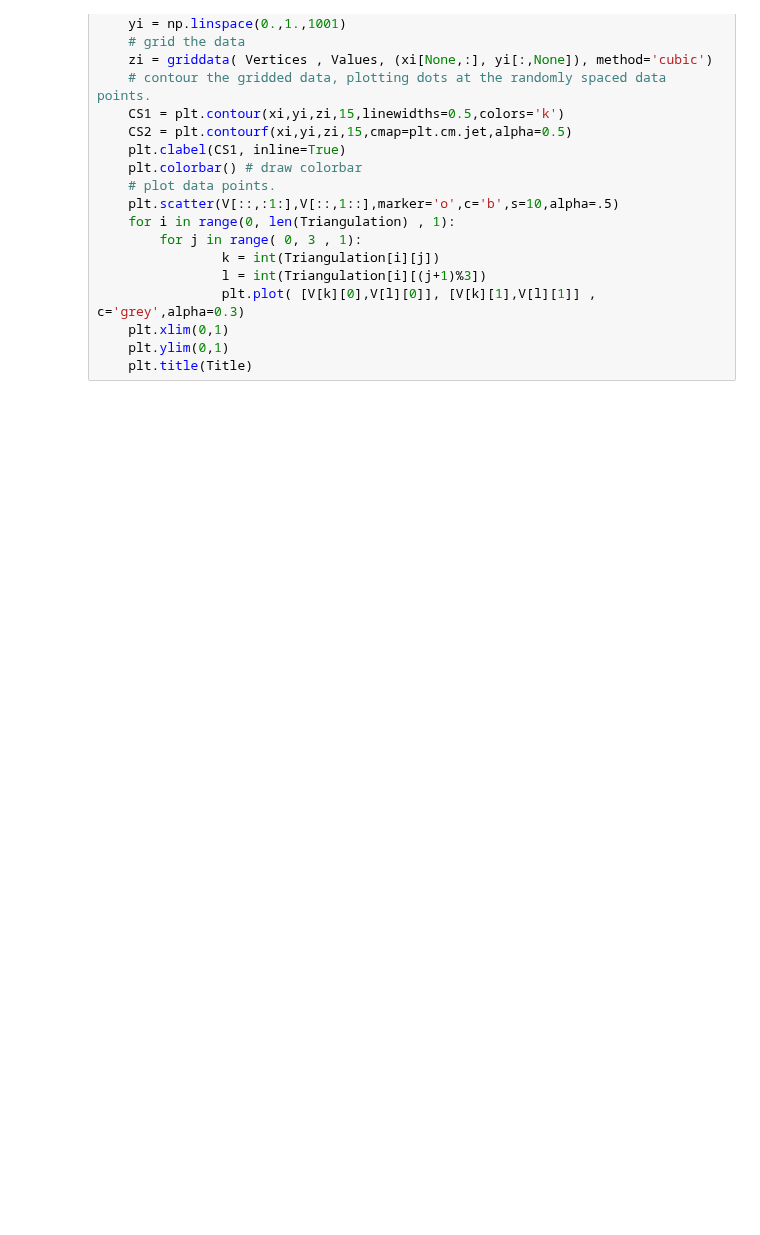
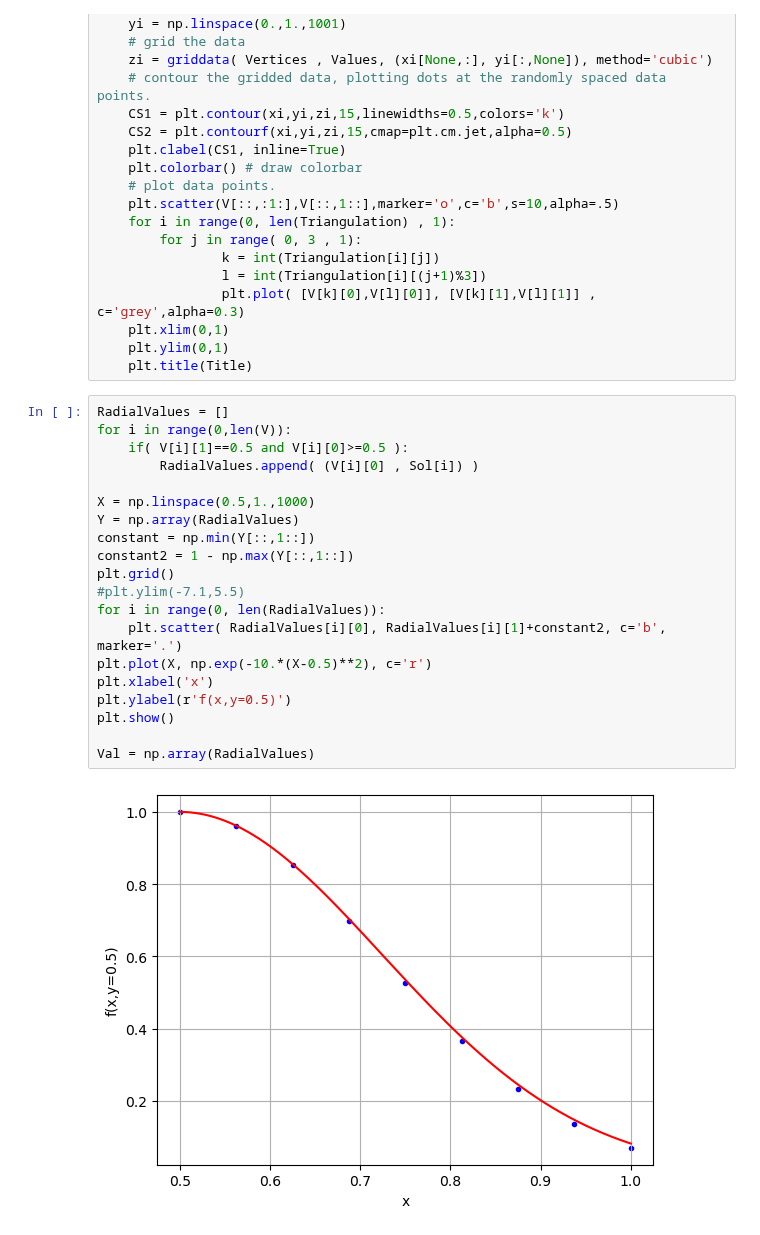
Before and after one commit to JaNiebu/BT_DECinPhysics, a Jupyter notebook: plot.ipynb, the cells around one changed output. Drawn from its saved outputs; the diff is of its cells as text; blank space fills up the shorter version.

```diff
--- a/plot.ipynb
+++ b/plot.ipynb
@@ -48,5 +48,27 @@ def InterpolationPlot( Vertices , Values, Title, Triangulation):
     plt.xlim(0,1)
     plt.ylim(0,1)
     plt.title(Title)
+# %%
+RadialValues = []
+for i in range(0,len(V)):
+    if( V[i][1]==0.5 and V[i][0]>=0.5 ):
+        RadialValues.append( (V[i][0] , Sol[i]) )
+
+X = np.linspace(0.5,1.,1000)
+Y = np.array(RadialValues)
+constant = np.min(Y[::,1::])
+constant2 = 1 - np.max(Y[::,1::])
+plt.grid()
+#plt.ylim(-7.1,5.5)
+for i in range(0, len(RadialValues)):
+    plt.scatter( RadialValues[i][0], RadialValues[i][1]+constant2, c='b', marker='.')
+plt.plot(X, np.exp(-10.*(X-0.5)**2), c='r')
+plt.xlabel('x')
+plt.ylabel(r'f(x,y=0.5)')
+plt.show()
+
+Val = np.array(RadialValues)
+# %% [output]
+[figure, added]
 # %%
 fig, ax = plt.subplots(figsize=(8, 5))
```
Also changed, not shown: parts of 3 cells of this notebook, 2 other files.
